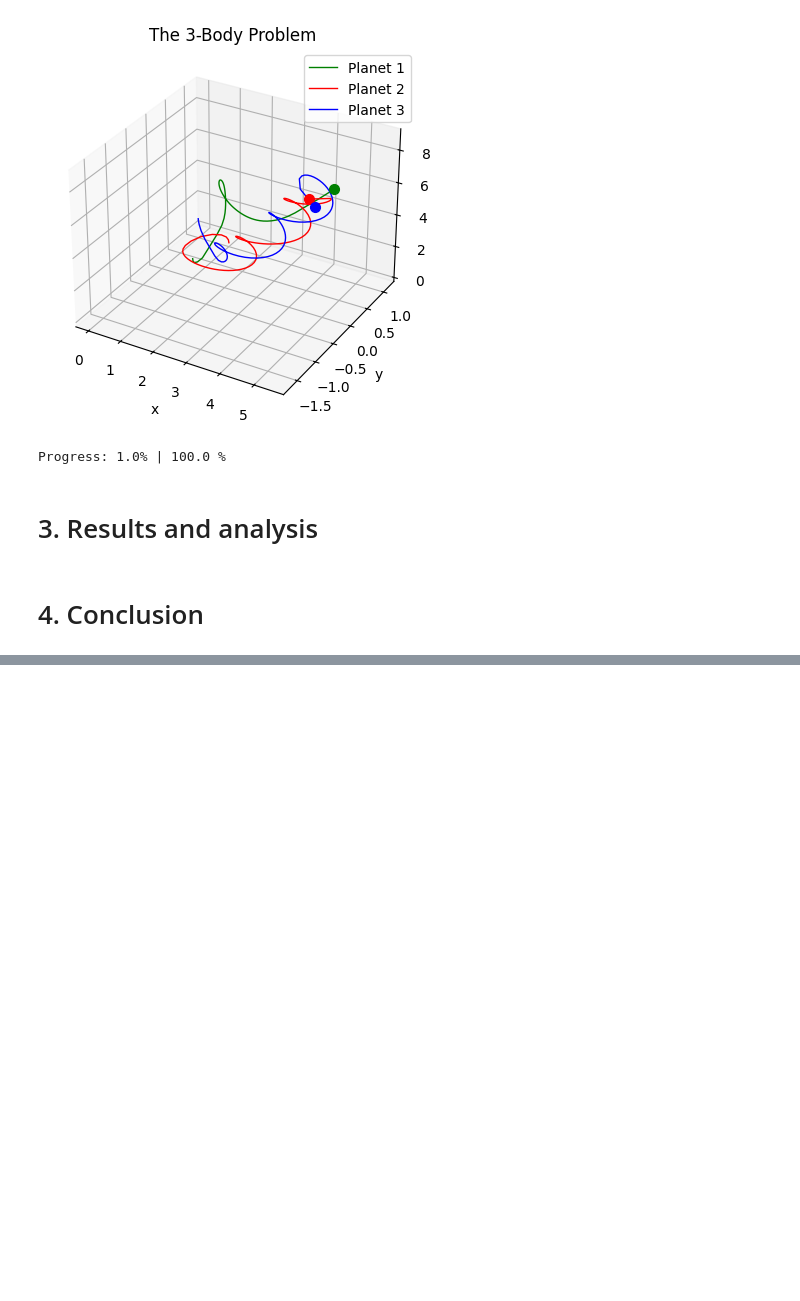
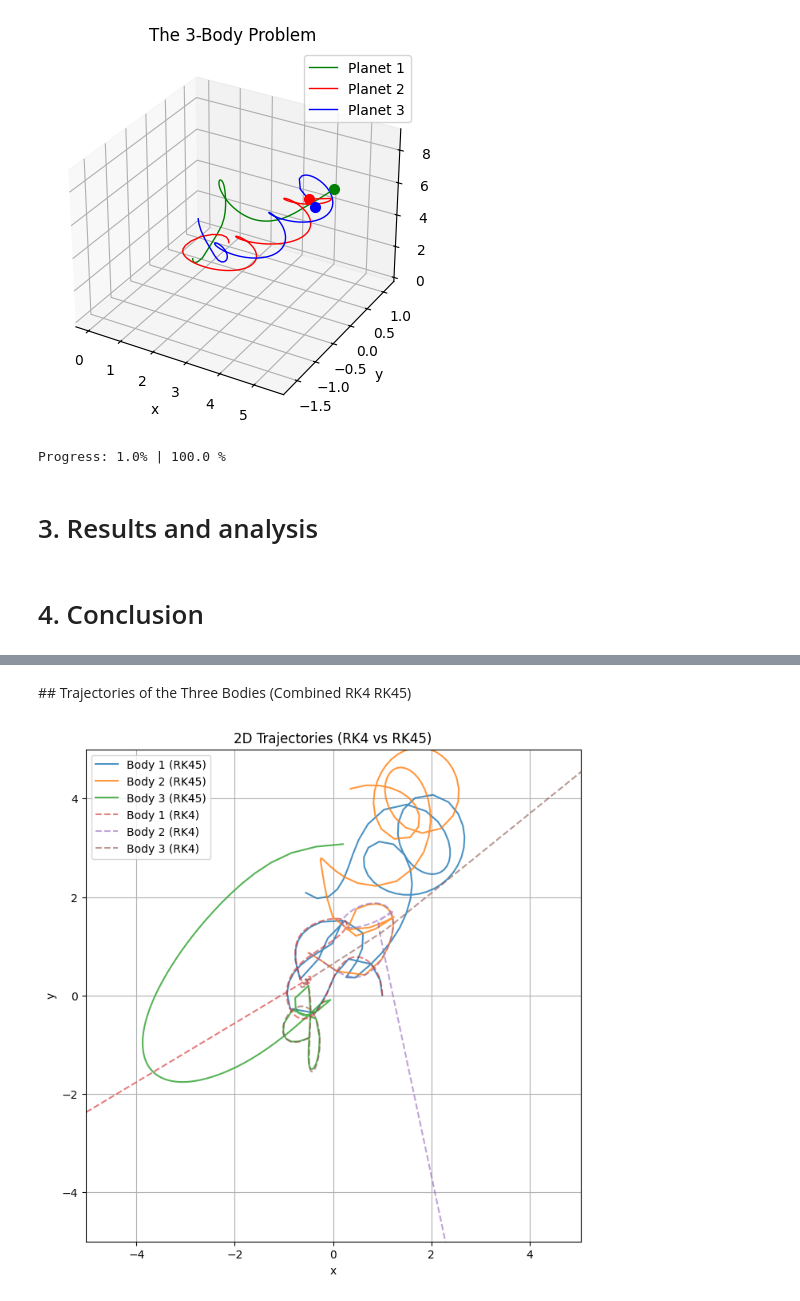
Before and after one commit to casafeng/ThreeBodyProblem, a Jupyter notebook: Project.ipynb, the cells around one changed output, grey strips where cells are left out. Saved outputs shown, nothing was run; the diff lists cells and outputs as text; code cells hidden in the pictures; blank space fills up the shorter version.

```diff
--- a/Project.ipynb
+++ b/Project.ipynb
@@ -425,0 +439,13 @@ Progress: 1.0% | 100.0 %
+# %%
+# Set initial conditions and constants
+m1 = 1
+m2 = 1
+m3 = 1
+
+init_pos_1 = [1.0, 0]
+init_pos_2 = [1.0, 1.0]
+init_pos_3 = [0.0, 1.0]
+
+init_vel_1 = [0.0, 0.0]
+init_vel_2 = [0.0, 0.0]
+init_vel_3 = [0.0, 0.0]
@@ -425,0 +467,7 @@ Progress: 1.0% | 100.0 %
+# %%
+init_cond = np.array([
+    init_pos_1, init_pos_2, init_pos_3,
+    init_vel_1, init_vel_2, init_vel_3
+]).ravel()
+#ravel to make it one dimensional to satisfy solve_ivp conditions
+#init_cond needs to be an array as s variable in def system_odes also needs to be an array
@@ -425,0 +598,28 @@ Progress: 1.0% | 100.0 %
+# %% [markdown]
+## Trajectories of the Three Bodies (Combined RK4 RK45)
+# %%
+plt.figure(figsize=(8, 8))
+
+# RK45 trajectories
+plt.plot(p1x_rk45, p1y_rk45, label='Body 1 (RK45)', alpha=0.8)
+plt.plot(p2x_rk45, p2y_rk45, label='Body 2 (RK45)', alpha=0.8)
+plt.plot(p3x_rk45, p3y_rk45, label='Body 3 (RK45)', alpha=0.8)
+
+# RK4 trajectories (dashed)
+plt.plot(p1x_rk4, p1y_rk4, '--', label='Body 1 (RK4)', alpha=0.6)
+plt.plot(p2x_rk4, p2y_rk4, '--', label='Body 2 (RK4)', alpha=0.6)
+plt.plot(p3x_rk4, p3y_rk4, '--', label='Body 3 (RK4)', alpha=0.6)
+
+plt.xlabel('x')
+plt.ylabel('y')
+plt.title('2D Trajectories (RK4 vs RK45)')
+plt.legend()
+plt.axis('equal')
+plt.grid(True)
+
+plt.xlim(-5, 5)
+plt.ylim(-5, 5)
+
+plt.show()
+# %% [output]
+[figure, added]
```
Also changed, not shown: parts of 16 cells of this notebook.
